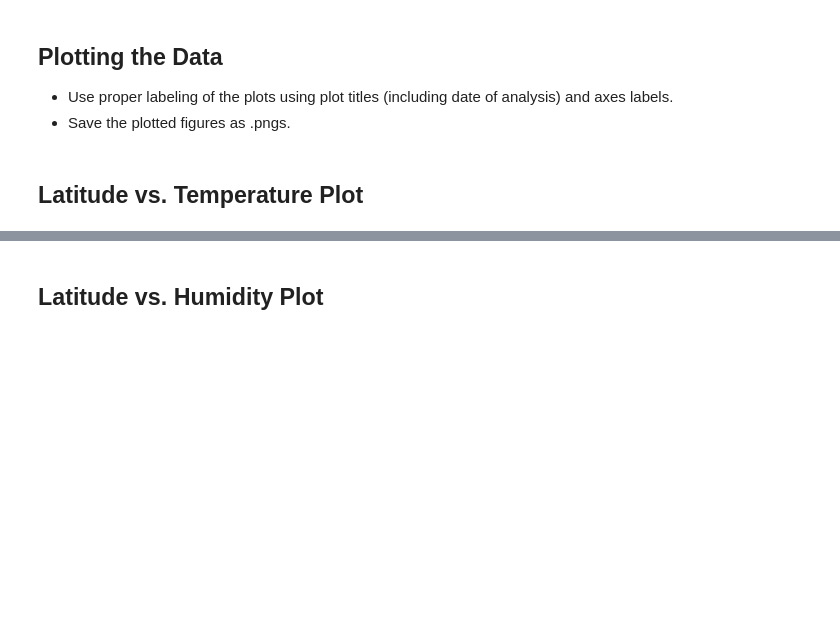
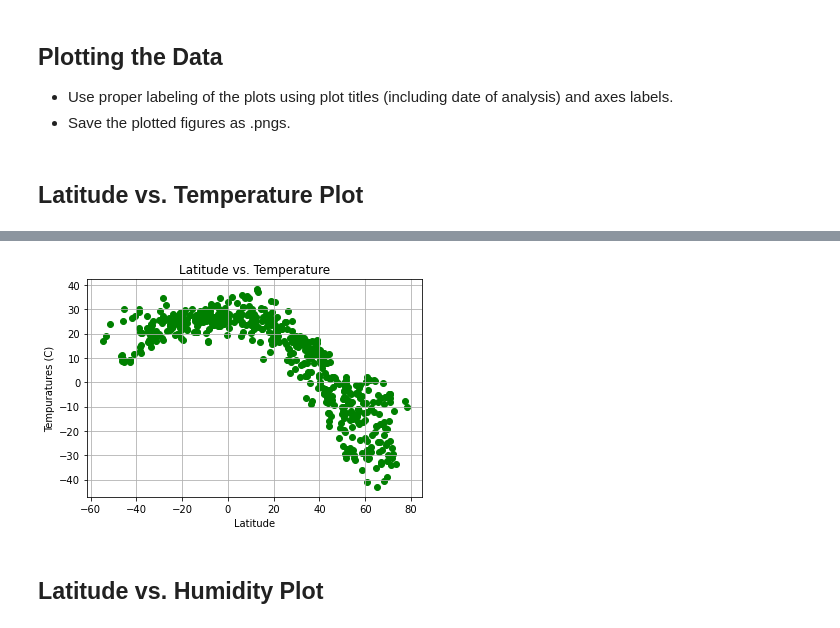
Before and after one commit to kflores56/API-Weather-Analysis, a Jupyter notebook: WeatherPy/WeatherPy.ipynb, the cells around one changed output, grey strips where cells are left out. Cells and saved outputs as stored; diff of their text form; code cells hidden in the pictures; blank space fills up the shorter version.

```diff
--- a/WeatherPy/WeatherPy.ipynb
+++ b/WeatherPy/WeatherPy.ipynb
@@ -216,2 +222,17 @@ Int64Index([], dtype='int64')
+# %%
+#Define variables
+lat = weather_data['Latitude']
+temp = weather_data['Tempurature']
+
+#Plot
+plt.scatter(lat, temp, color='green')
+
+#Lable
+plt.xlabel('Latitude')
+plt.ylabel('Tempuratures (C)')
+plt.title('Latitude vs. Temperature')
+plt.grid('true')
+# %% [output]
+[figure, added]
 # %% [markdown]
 ## Latitude vs. Humidity Plot
```
Also changed, not shown: parts of 11 cells of this notebook, 2 other files.
